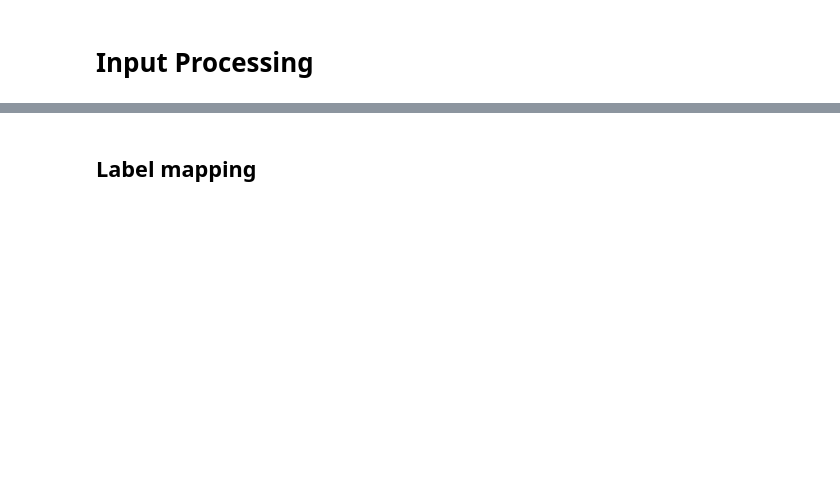
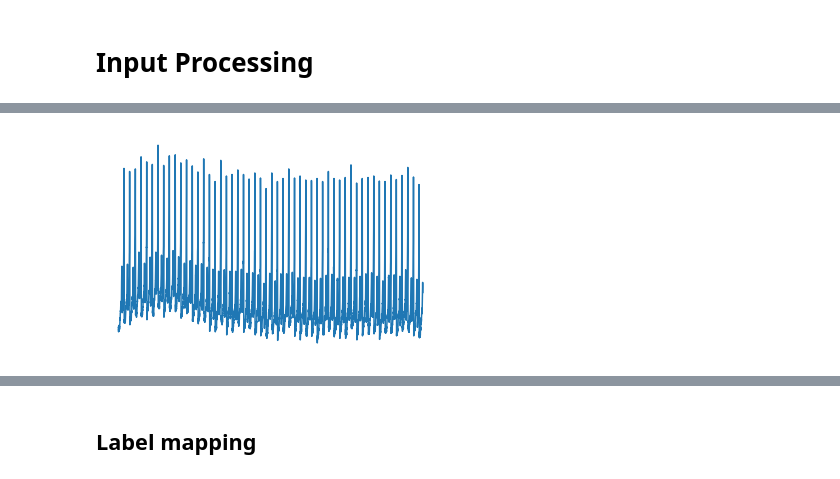
Before and after one commit to kalifadan/Final_project_cs236781, a Jupyter notebook: src/Input.ipynb, the cells around one changed output, grey strips where cells are left out. Saved outputs shown, nothing was run; the diff lists cells and outputs as text; code cells hidden in the pictures; blank space fills up the shorter version.

```diff
--- a/src/Input.ipynb
+++ b/src/Input.ipynb
@@ -17,5 +18,18 @@ import pywt
 # %%
 dataset_name = 'afdb'
+
+def read_record(data_path, header, offset=0, sample_size_seconds=30, samples_per_second=250):
+    # Sample configuration
+    sample_size = sample_size_seconds * samples_per_second
+
+    max_sampto = header.sig_len
+    sampto = min(max_sampto, offset + sample_size)
+    if sampto <= offset:
+        return None, None, None
+    record = wfdb.rdrecord(data_path + header.record_name, sampfrom=offset, sampto=sampto)
+    ann = wfdb.rdann(data_path + header.record_name, 'atr', sampfrom=offset, sampto=sampto)
+    return record, ann, sampto
+
 
 def read_records(data_path, sample_size_seconds=30, samples_per_second=250, batch_size=100):
     samples = []
@@ -33,20 +47,18 @@ def read_records(data_path, sample_size_seconds=30, samples_per_second=250, batc
         samples_count = 0
         while True:
             max_sampto = header.sig_len
-            sampto = min(max_sampto, offset + sample_size)
-            record = wfdb.rdrecord(data_path + record_name, sampfrom=offset, sampto=sampto)
-            ann = wfdb.rdann(data_path + record_name, 'atr', sampfrom=offset, sampto=sampto)
-            # print('[Record {}] sample_offset={}, aux_label={}'.format(record_name, offset, ann.aux_note))
+            record, ann, offset = read_record(data_path, header, offset, sample_size_seconds, samples_per_second)
+            if record is None:
+                break
             samples.append(record)
             labels.append(ann.aux_note)
-            offset = sampto
             samples_count += 1
-            if sampto >= max_sampto or (batch_size is not None and samples_count == batch_size):
+            if batch_size is not None and samples_count == batch_size:
                 break
 
     return samples, labels
 
 
-samples, labels = read_records('../data/files/', batch_size=None)
+samples, labels = read_records('../data/files/', batch_size=1)
 print(len(samples), len(labels))
 # %% [output]
@@ -72,0 +85,4 @@ Positive weight: 1.0310744506861977%
+# %%
+header = wfdb.rdheader('../data/files/04043')
+record, ann, _ = read_record('../data/files/', header)
+display(record.__dict__)
@@ -72,0 +107,7 @@ Positive weight: 1.0310744506861977%
+# %%
+plt.axis('off')
+plt.plot(np.arange(record.sig_len), record.p_signal.T[0]) # Select by argmax(SQI)
+fig = plt.show()
+# 432 × 288
+# %% [output]
+[figure, added]
```
Also changed, not shown: parts of 15 cells of this notebook, 2 other files.
